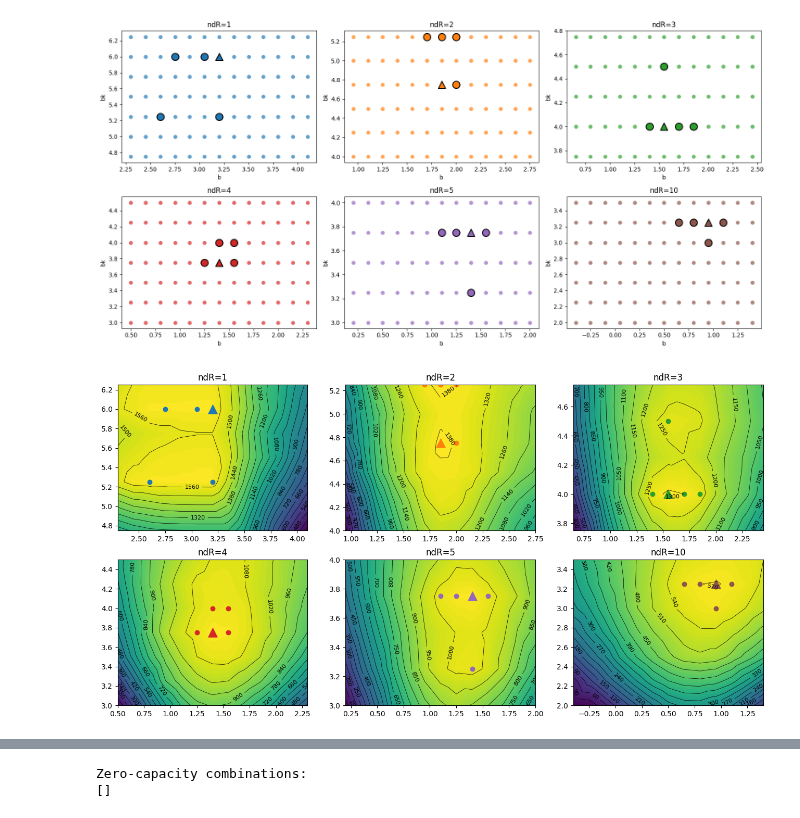
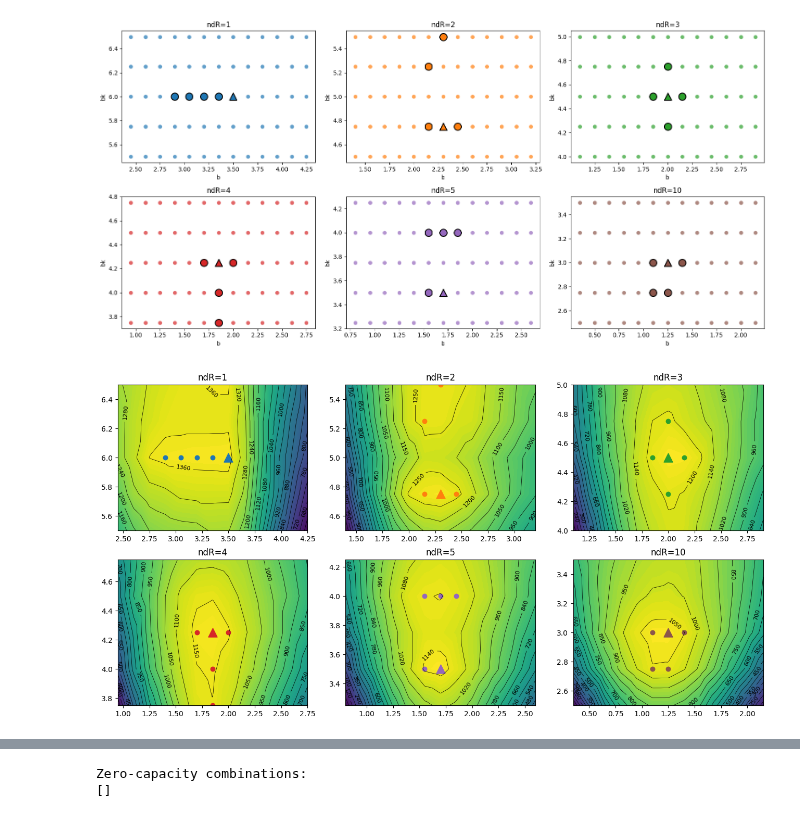
Before and after one commit to Cai-Fangxu/dendrite_familiarity_detection, a Jupyter notebook: b_bk_grid_search_sparse_binomial/process_df.ipynb, the cells around one changed output, grey strips where cells are left out. Cells and saved outputs as stored; diff of their text form; code cells hidden in the pictures.

```diff
--- a/b_bk_grid_search_sparse_binomial/process_df.ipynb
+++ b/b_bk_grid_search_sparse_binomial/process_df.ipynb
@@ -15,7 +15,7 @@ ndRlist = [1, 2, 3, 4, 5, 10]
 ndlist = [1, 2, 3, 4, 5, 10, 12, 15, 20, 30, 50, 60, 75, 100, 150, 300, 400, 750, 1000, 1500]
 nslist = [60000, 30000, 20000, 15000, 12000, 6000, 5000, 4000, 3000, 2000, 1200, 1000, 800, 600, 400, 200, 150, 80, 60, 40]
 # %%
-df = pd.read_csv("../tmp_data/plot_data/coeff_4.csv")
+df = pd.read_csv("../tmp_data/plot_data/tmp_df.csv")
 # %%
 mask = df.groupby(['nd', 'ndR'])['capacity'].transform('max') == df['capacity']
 
@@ -40,30 +27,30 @@ max_df[max_df['nd']==1]
 # %%
-nd_plot = 20
+nd_plot = 50
 fig, ax = plt.subplots(2, 3, figsize=(16, 8))
 
 for ndR_idx, ndR in enumerate(ndRlist):
     try:
         ax_i = ndR_idx//3
         ax_j = ndR_idx%3
         df_subset = df[df['nd'] == nd_plot]
         df_subset = df_subset[df_subset['ndR']==ndR]
         max_points = df_subset.nlargest(5, "capacity")
         sns.scatterplot(ax=ax[ax_i, ax_j], data=df_subset, x='b', y='bk', color=f"C{ndR_idx}",  s=50, alpha=0.7, edgecolor='w')
         sns.scatterplot(ax=ax[ax_i, ax_j], data=max_points.iloc[1:], x='b', y='bk', color=f"C{ndR_idx}",  s=150, edgecolor='black', linewidth=1.5,  marker='o', legend=False)
         sns.scatterplot(ax=ax[ax_i, ax_j], data=max_points.iloc[[0]], x='b', y='bk', color=f"C{ndR_idx}",  s=150, edgecolor='black', linewidth=1.5,     marker='^', legend=False)
         ax[ax_i, ax_j].set_title(f"ndR={ndR}")
 
     except: pass
 
 
 # Add labels and title
 plt.xlabel('b')
 plt.ylabel('bk')
 
 plt.tight_layout()
 plt.show()
 # %% [output]
-[figure, old version]
+[figure, new version]
 # %%
 fig, ax = plt.subplots(2, 3, figsize=(16, 8))
 for ndR_idx, ndR in enumerate(ndRlist):
@@ -87,7 +74,7 @@ for ndR_idx, ndR in enumerate(ndRlist):
     except:
         pass
 # %% [output]
-[figure, old version]
+[figure, new version]
 # %%
 # Create the plot
 plt.figure(figsize=(8, 6))
```
Also changed, not shown: parts of 6 cells of this notebook, 7 other files.
